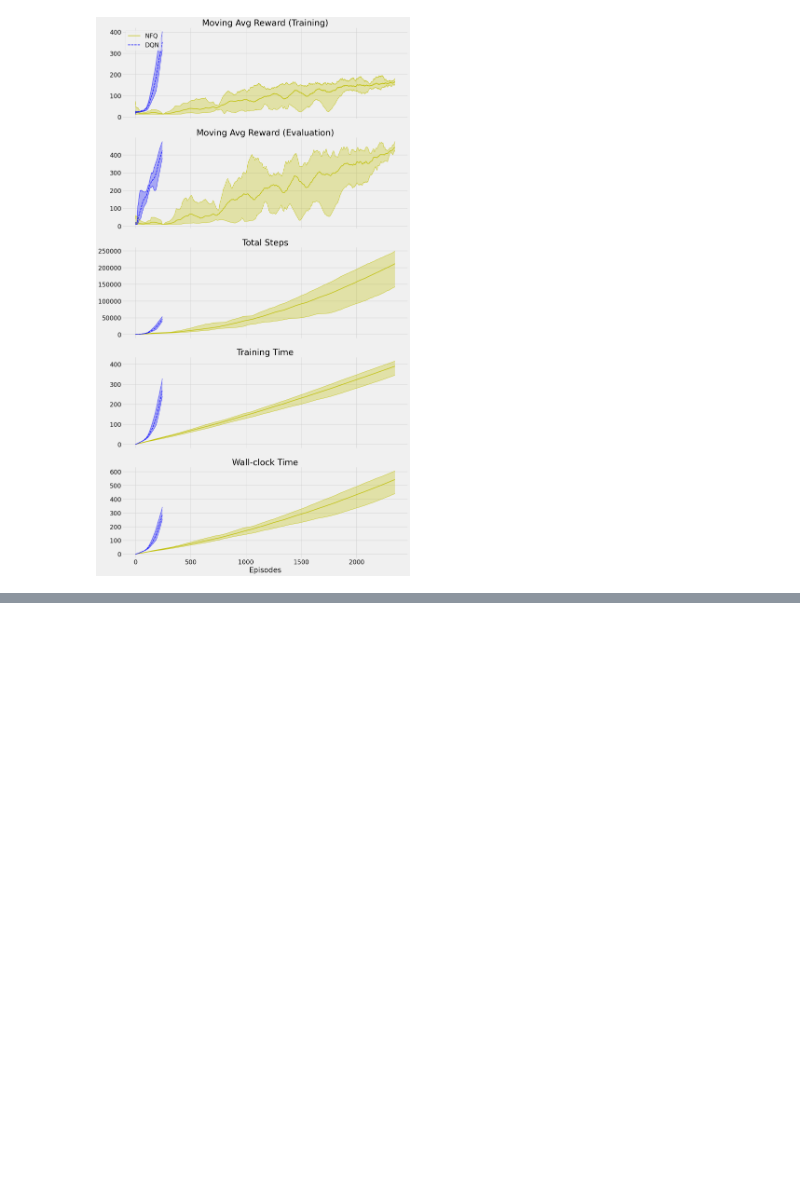
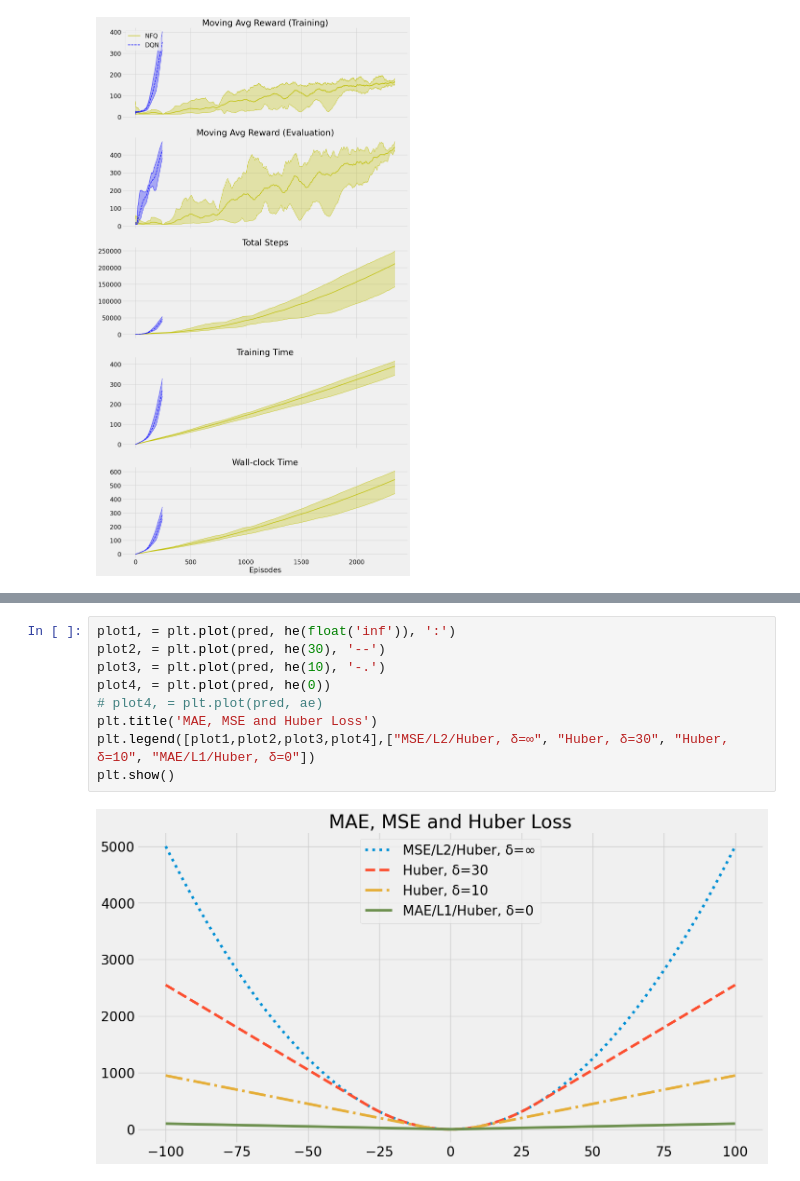
Before and after one commit to romenlaw/RL-playground, a Jupyter notebook: rl_playground4.ipynb, the cells around one changed output, grey strips where cells are left out. Drawn from its saved outputs; the diff is of its cells as text; blank space fills up the shorter version.

```diff
--- a/rl_playground4.ipynb
+++ b/rl_playground4.ipynb
@@ -1554,0 +1708,11 @@ plt.show()
+# %%
+plot1, = plt.plot(pred, he(float('inf')), ':')
+plot2, = plt.plot(pred, he(30), '--')
+plot3, = plt.plot(pred, he(10), '-.')
+plot4, = plt.plot(pred, he(0))
+# plot4, = plt.plot(pred, ae)
+plt.title('MAE, MSE and Huber Loss')
+plt.legend([plot1,plot2,plot3,plot4],["MSE/L2/Huber, δ=∞", "Huber, δ=30", "Huber, δ=10", "MAE/L1/Huber, δ=0"])
+plt.show()
+# %% [output]
+[figure, added]
```
Also changed, not shown: parts of 30 cells of this notebook.
